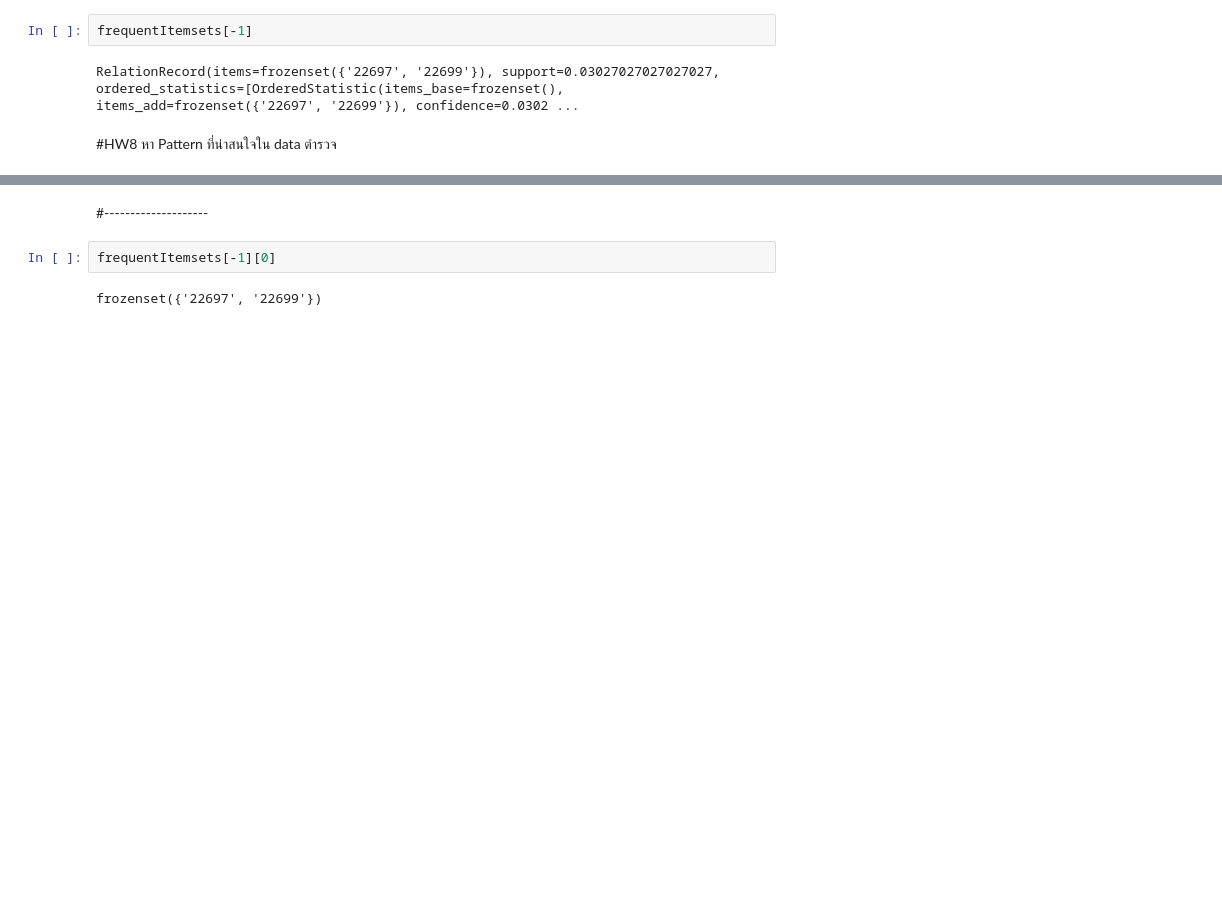
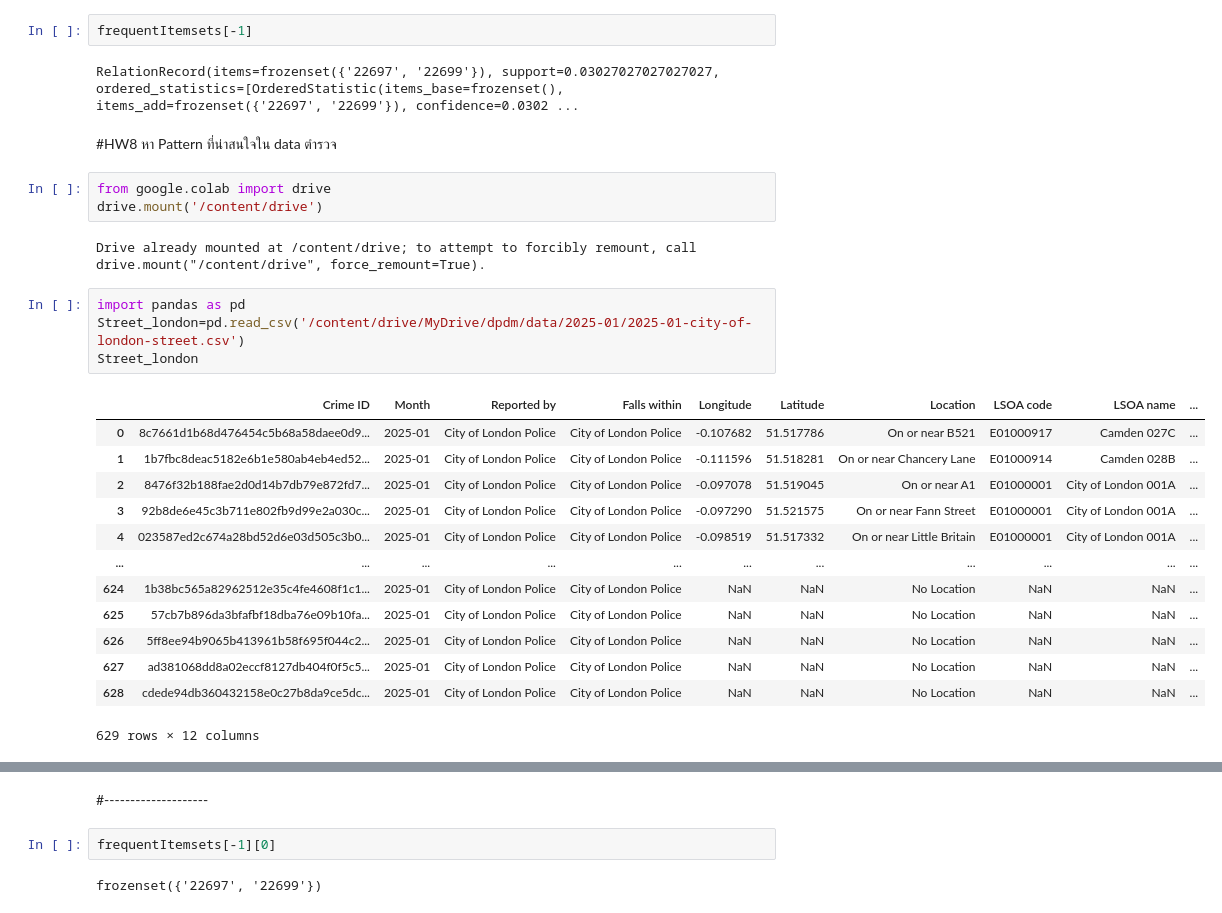
Before and after one commit to emkrit1242/MSC_DPDM_2025, a Jupyter notebook: Frequent_Patterns_(Association_Rules).ipynb, the cells around one changed output, grey strips where cells are left out. Cells and saved outputs as stored; diff of their text form; blank space fills up the shorter version.

```diff
--- a/Frequent_Patterns_(Association_Rules).ipynb
+++ b/Frequent_Patterns_(Association_Rules).ipynb
@@ -177,3 +177,26 @@ frequentItemsets[-1]
 RelationRecord(items=frozenset({'22697', '22699'}), support=0.03027027027027027, ordered_statistics=[OrderedStatistic(items_base=frozenset(), items_add=frozenset({'22697', '22699'}), confidence=0.0302 ...
 # %% [markdown]
 #HW8 หา Pattern ที่น่าสนใจใน data ตำรวจ
+# %%
+from google.colab import drive
+drive.mount('/content/drive')
+# %% [output]
+Drive already mounted at /content/drive; to attempt to forcibly remount, call drive.mount("/content/drive", force_remount=True).
+# %%
+import pandas as pd
+Street_london=pd.read_csv('/content/drive/MyDrive/dpdm/data/2025-01/2025-01-city-of-london-street.csv')
+Street_london
+# %% [output]
+|  | Crime ID | Month | Reported by | Falls within | Longitude | Latitude | Location | LSOA code | LSOA name | ... |
+| 0 | 8c7661d1b68d476454c5b68a58daee0d9... | 2025-01 | City of London Police | City of London Police | -0.107682 | 51.517786 | On or near B521 | E01000917 | Camden 027C | ... |
+| 1 | 1b7fbc8deac5182e6b1e580ab4eb4ed52... | 2025-01 | City of London Police | City of London Police | -0.111596 | 51.518281 | On or near Chancery Lane | E01000914 | Camden 028B | ... |
+| 2 | 8476f32b188fae2d0d14b7db79e872fd7... | 2025-01 | City of London Police | City of London Police | -0.097078 | 51.519045 | On or near A1 | E01000001 | City of London 001A | ... |
+| 3 | 92b8de6e45c3b711e802fb9d99e2a030c... | 2025-01 | City of London Police | City of London Police | -0.097290 | 51.521575 | On or near Fann Street | E01000001 | City of London 001A | ... |
+| 4 | 023587ed2c674a28bd52d6e03d505c3b0... | 2025-01 | City of London Police | City of London Police | -0.098519 | 51.517332 | On or near Little Britain | E01000001 | City of London 001A | ... |
+| ... | ... | ... | ... | ... | ... | ... | ... | ... | ... | ... |
+| 624 | 1b38bc565a82962512e35c4fe4608f1c1... | 2025-01 | City of London Police | City of London Police | NaN | NaN | No Location | NaN | NaN | ... |
+| 625 | 57cb7b896da3bfafbf18dba76e09b10fa... | 2025-01 | City of London Police | City of London Police | NaN | NaN | No Location | NaN | NaN | ... |
+| 626 | 5ff8ee94b9065b413961b58f695f044c2... | 2025-01 | City of London Police | City of London Police | NaN | NaN | No Location | NaN | NaN | ... |
+| 627 | ad381068dd8a02eccf8127db404f0f5c5... | 2025-01 | City of London Police | City of London Police | NaN | NaN | No Location | NaN | NaN | ... |
+| 628 | cdede94db360432158e0c27b8da9ce5dc... | 2025-01 | City of London Police | City of London Police | NaN | NaN | No Location | NaN | NaN | ... |
+629 rows × 12 columns
```
Also changed, not shown: parts of 8 cells of this notebook.
